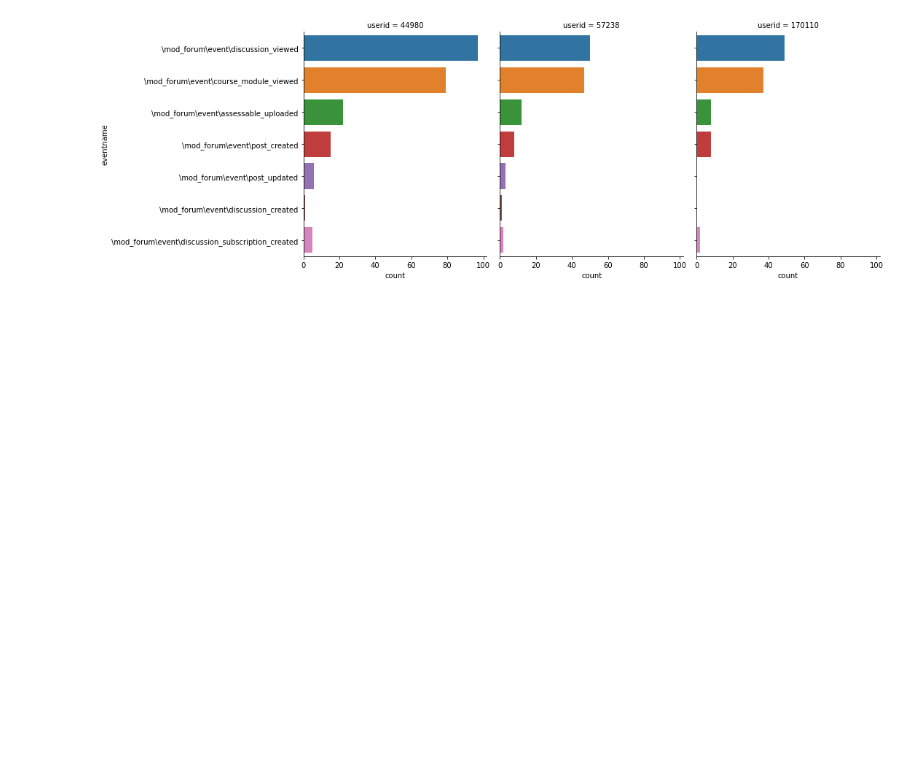
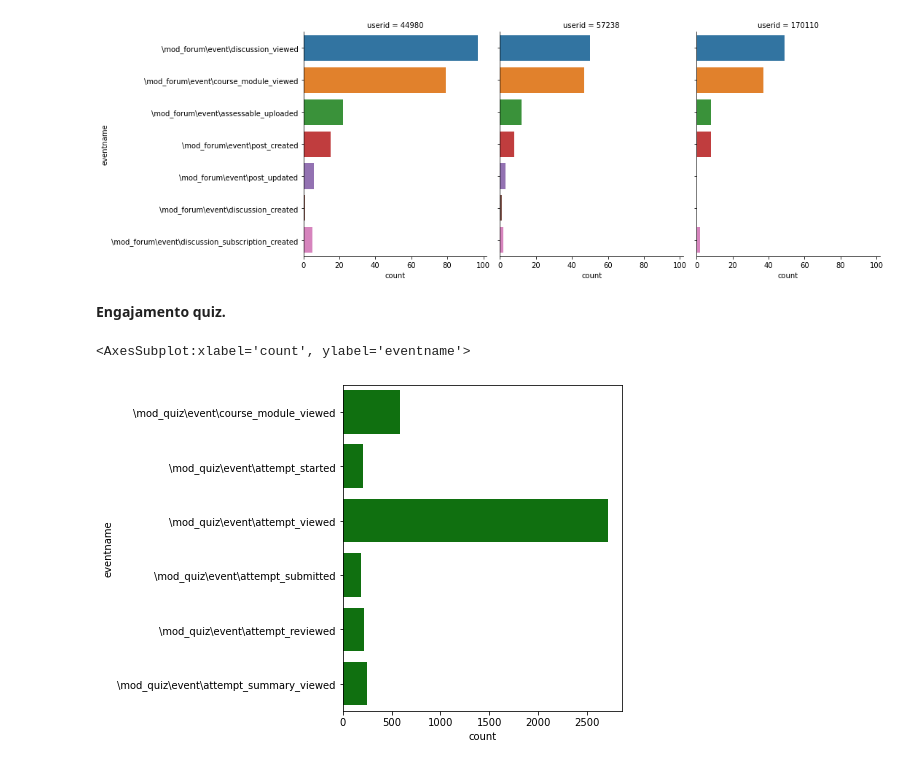
Before and after one commit to atp/edisc-analytics, a Jupyter notebook: Analise_de_Engajamento.ipynb, the cells around one changed output. Saved outputs shown, nothing was run; the diff lists cells and outputs as text; code cells hidden in the pictures; blank space fills up the shorter version.

Commit message:
Engajamento quiz e envios

```diff
--- a/Analise_de_Engajamento.ipynb
+++ b/Analise_de_Engajamento.ipynb
@@ -285,3 +289,12 @@ sns.catplot(data=data,y='eventname',col='userid',col_wrap=3,kind='count')
 # %% [output]
 <seaborn.axisgrid.FacetGrid at 0x...>
 [figure]
+# %% [markdown]
+**Engajamento quiz.**
+# %%
+engajaquiz = indicadf.query("component in ['mod_quiz']")
+graquiz = plt.subplots(figsize=(5, 6))
+sns.countplot(y="eventname", data=engajaquiz, color="g")
+# %% [output]
+<AxesSubplot:xlabel='count', ylabel='eventname'>
+[figure, added]
```
Also changed, not shown: parts of 8 cells of this notebook.
